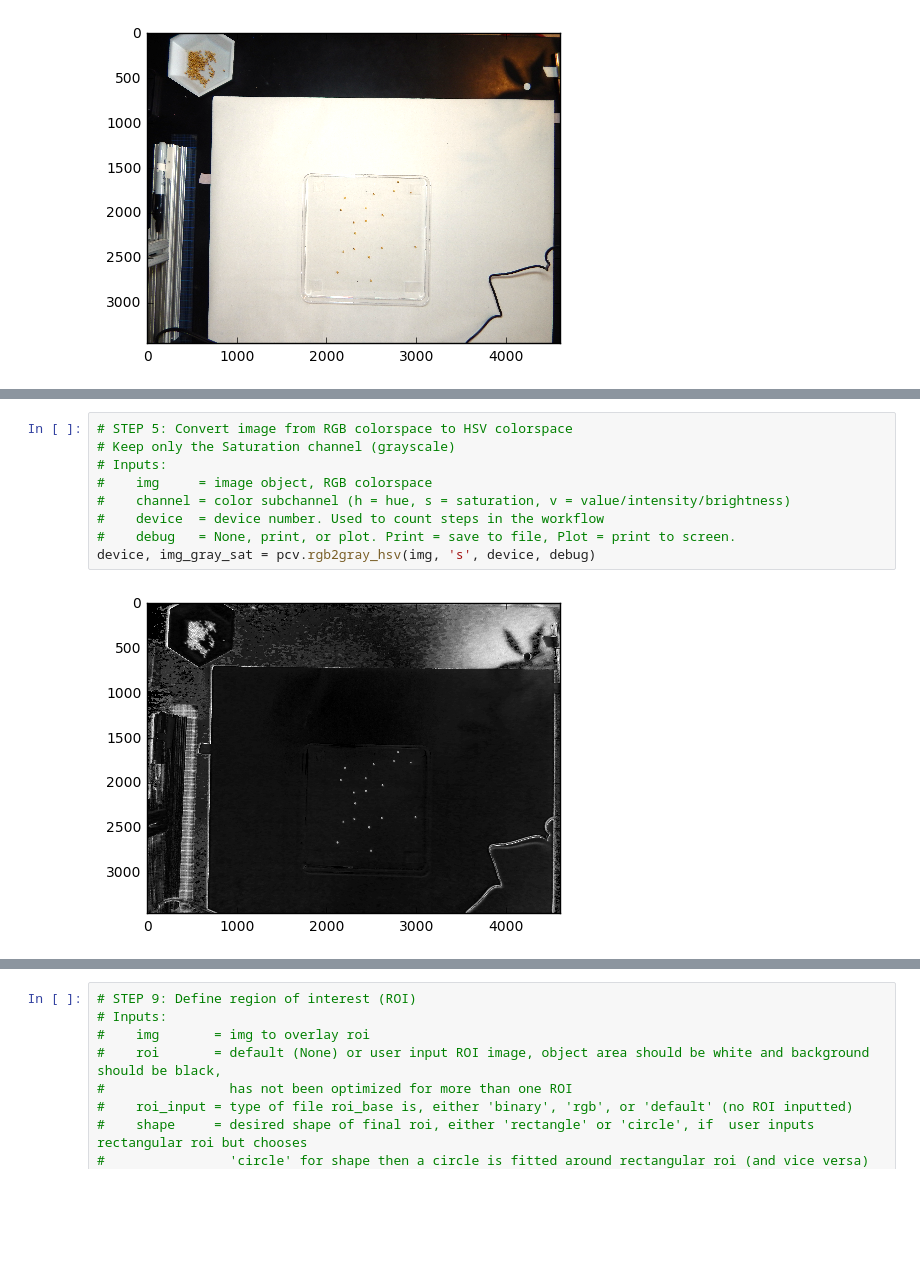
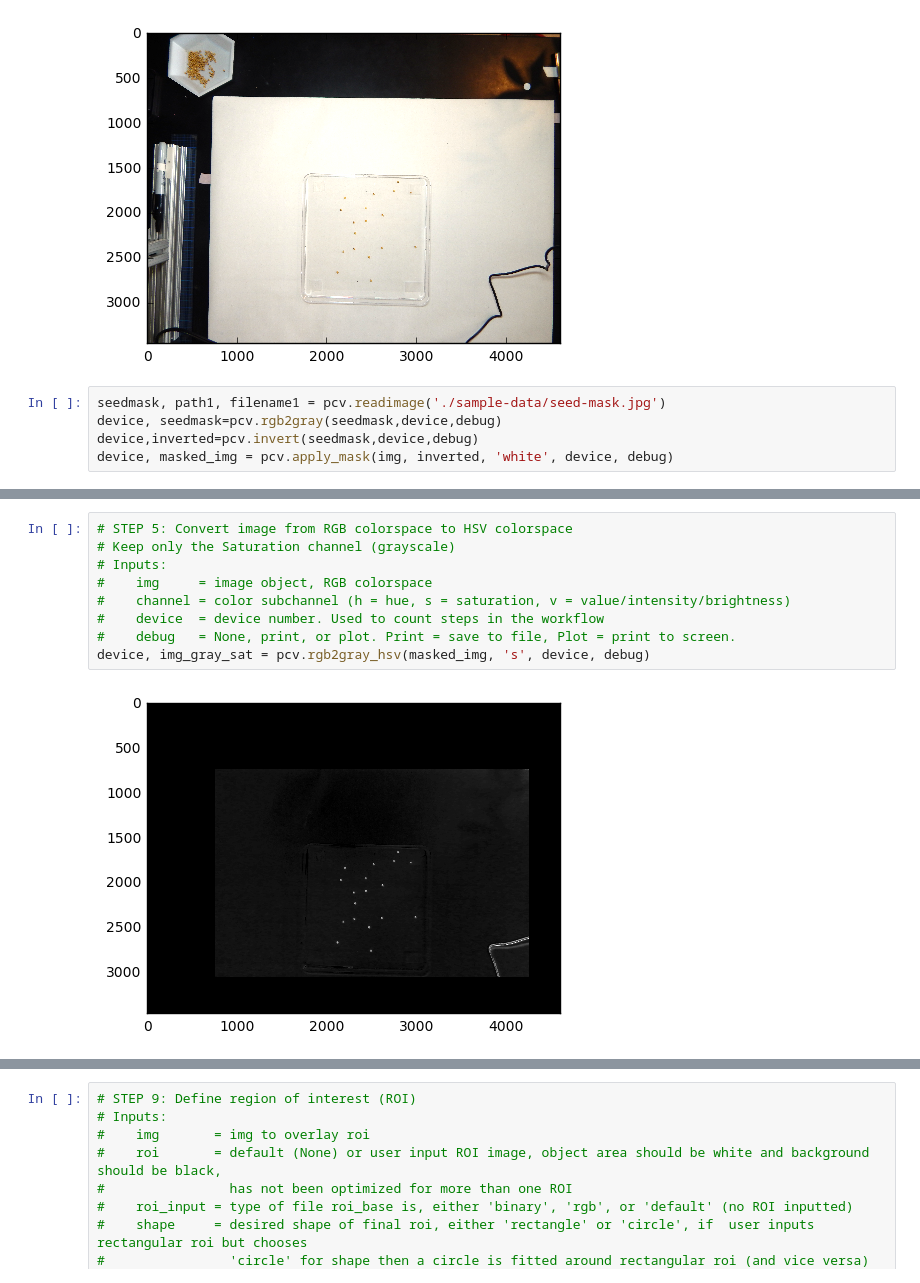
Before and after one commit to danforthcenter/outreach, a Jupyter notebook: sorghum-seed-phenotyping.ipynb, the cells around one changed output, grey strips where cells are left out. Drawn from its saved outputs; the diff is of its cells as text; blank space fills up the shorter version.

Commit message:
faster sorghum seed pipeline

```diff
--- a/sorghum-seed-phenotyping.ipynb
+++ b/sorghum-seed-phenotyping.ipynb
@@ -42,3 +42,8 @@ img=img1
 [figure]
 [figure]
 [figure]
+# %%
+seedmask, path1, filename1 = pcv.readimage('./sample-data/seed-mask.jpg')
+device, seedmask=pcv.rgb2gray(seedmask,device,debug)
+device,inverted=pcv.invert(seedmask,device,debug)
+device, masked_img = pcv.apply_mask(img, inverted, 'white', device, debug)
@@ -45,14 +54,14 @@ img=img1
 # %%
 # STEP 5: Convert image from RGB colorspace to HSV colorspace
 # Keep only the Saturation channel (grayscale)
 # Inputs:
 #    img     = image object, RGB colorspace
 #    channel = color subchannel (h = hue, s = saturation, v = value/intensity/brightness)
 #    device  = device number. Used to count steps in the workflow
 #    debug   = None, print, or plot. Print = save to file, Plot = print to screen.
-device, img_gray_sat = pcv.rgb2gray_hsv(img, 's', device, debug)
+device, img_gray_sat = pcv.rgb2gray_hsv(masked_img, 's', device, debug)
 # %% [output]
-[figure, old version]
+[figure, new version]
 # %%
 # STEP 6: Set a binary threshold on the Saturation channel image
 # Inputs:
```
Also changed, not shown: parts of 6 cells of this notebook, 2 other files.
